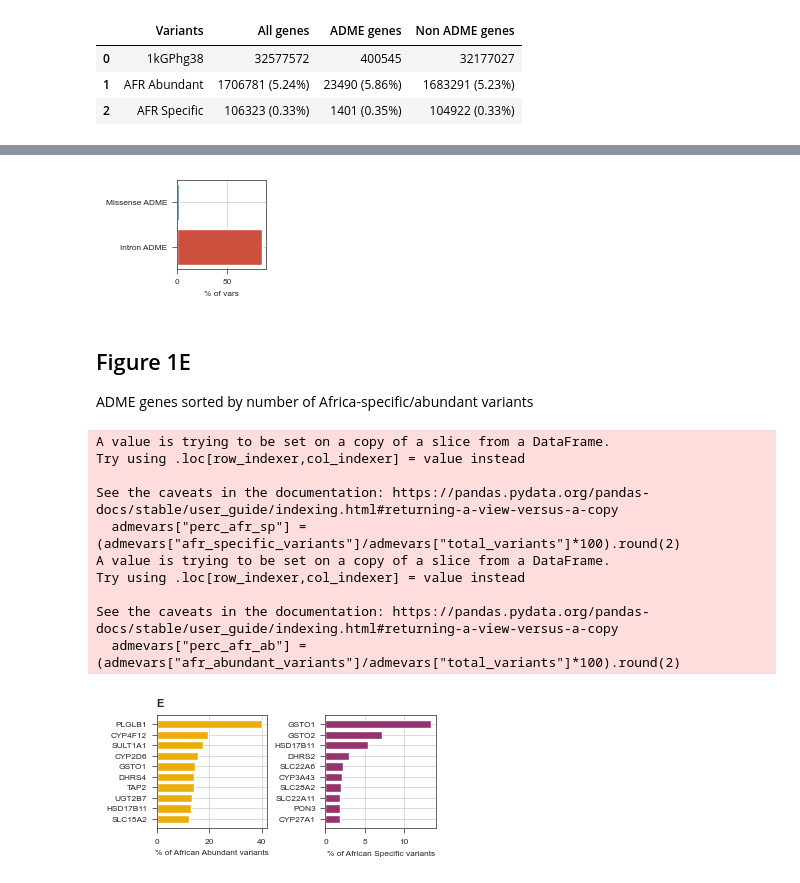
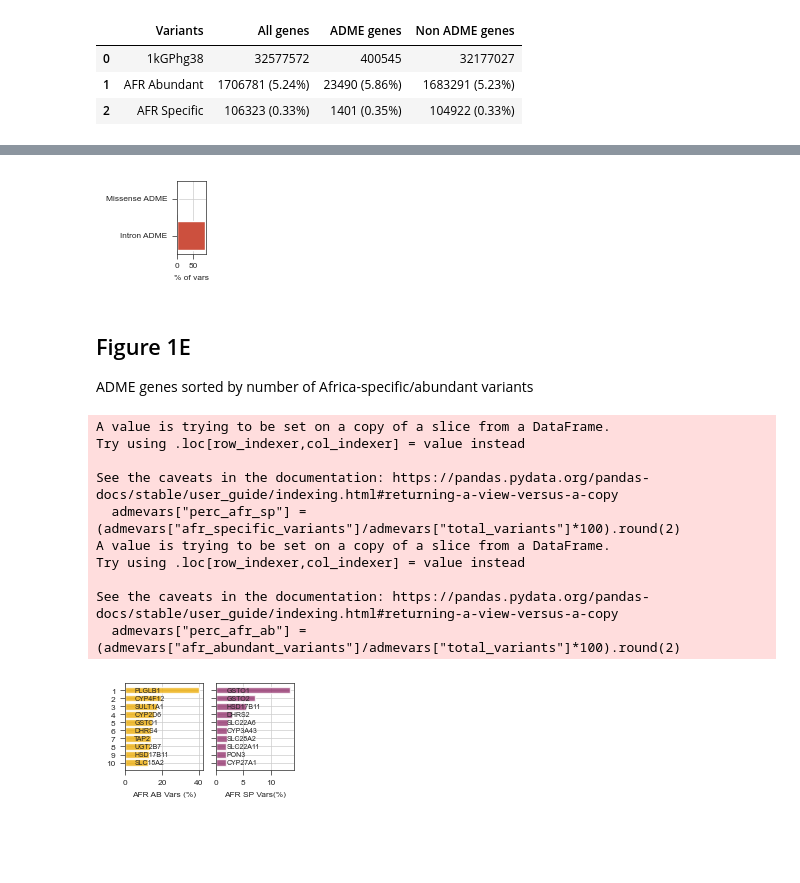
Before and after one commit to ersilia-os/pharmacogx-embeddings, a Jupyter notebook: paper/figure1.ipynb, the cells around one changed output, grey strips where cells are left out. Drawn from its saved outputs; the diff is of its cells as text; code cells hidden in the pictures; blank space fills up the shorter version.

```diff
--- a/paper/figure1.ipynb
+++ b/paper/figure1.ipynb
@@ -447,21 +507,22 @@ plt.tight_layout()
 # %%
 #intron vs missense
 vars_all = df["total_variants"].sum()
 intron_all = df["intron_variants"].sum()/vars_all*100
 missense_all = df["missense_variants"].sum()/vars_all*100
 vars_adme = admevars["total_variants"].sum()
 intron_adme = admevars["intron_variants"].sum()/vars_adme*100
 missense_adme = admevars["missense_variants"].sum()/vars_adme*100
 vars_nonadme = nonadmevars["total_variants"].sum()
 intron_nonadme = nonadmevars["intron_variants"].sum()/vars_nonadme*100
 missense_nonadme = nonadmevars["missense_variants"].sum()/vars_nonadme*100
 
 fig, axs = st.create_figure(1,1, width=ONE_COLUMN_WIDTH/3, height=ONE_COLUMN_WIDTH/3)
 ax = axs.next()
 ax.barh(['Intron ADME', 'Missense ADME'], [intron_adme, missense_adme], color=[red, blue])
 st.label(ax, ylabel="", xlabel="% of vars", title="")
+st.save_figure("assets/intron_missense_bar.png")
 # %% [output]
-[figure, old version]
+[figure, new version]
 # %% [markdown]
 ## Figure 1E
 
@@ -473,14 +534,23 @@ admevars["perc_afr_ab"] = (admevars["afr_abundant_variants"]/admevars["total_var
 top_afr_sp = admevars.sort_values(by=["perc_afr_sp"]).tail(10)
 top_afr_ab = admevars.sort_values(by=["perc_afr_ab"]).tail(10)
 
-fig, axs = st.create_figure(1,2, width=ONE_COLUMN_WIDTH, height=ONE_COLUMN_WIDTH/2)
+fig, axs = st.create_figure(1,2, width=TWO_COLUMNS_WIDTH/3.5, height=TWO_COLUMNS_WIDTH/5.5)
 ax = axs.next()
-ax.barh(top_afr_ab["gene"], top_afr_ab["perc_afr_ab"], color = yellow)
-st.label(ax, title="", ylabel="", xlabel="% of African Abundant variants", abc="E")
+xlim = ax.get_xlim()
+ax.barh(top_afr_ab["gene"], top_afr_ab["perc_afr_ab"], color = yellow, alpha=0.8)
+for i, l in enumerate(top_afr_ab["gene"].tolist()):
+    ax.text(xlim[1]*5, i, l, ha="left", va="center")
+ax.set_yticklabels([i for i in range(10,0,-1)])
+st.label(ax, title="", ylabel="", xlabel="AFR AB Vars (%)", abc="")
 ax = axs.next()
-ax.barh(top_afr_sp["gene"], top_afr_sp["perc_afr_sp"], color = purple)
-st.label(ax, title= "",ylabel="", xlabel="% of African Specific variants", abc="")
+xlim = ax.get_xlim()
+ax.barh(top_afr_sp["gene"], top_afr_sp["perc_afr_sp"], color = purple,alpha=0.8)
+for i, l in enumerate(top_afr_sp["gene"].tolist()):
+    ax.text(xlim[1]*2, i, l, ha="left", va="center")
+ax.set_yticklabels("")
+st.label(ax, title= "",ylabel="", xlabel="AFR SP Vars(%)", abc="")
 plt.tight_layout()
+st.save_figure("assets/topgenes_afr.png")
 # %% [output]
 A value is trying to be set on a copy of a slice from a DataFrame.
 Try using .loc[row_indexer,col_indexer] = value instead
@@ -492,4 +562,4 @@ Try using .loc[row_indexer,col_indexer] = value instead
 
 See the caveats in the documentation: https://pandas.pydata.org/pandas-docs/stable/user_guide/indexing.html#returning-a-view-versus-a-copy
   admevars["perc_afr_ab"] = (admevars["afr_abundant_variants"]/admevars["total_variants"]*100).round(2)
-[figure, old version]
+[figure, new version]
```
Also changed, not shown: parts of 7 cells of this notebook, 6 other files.
